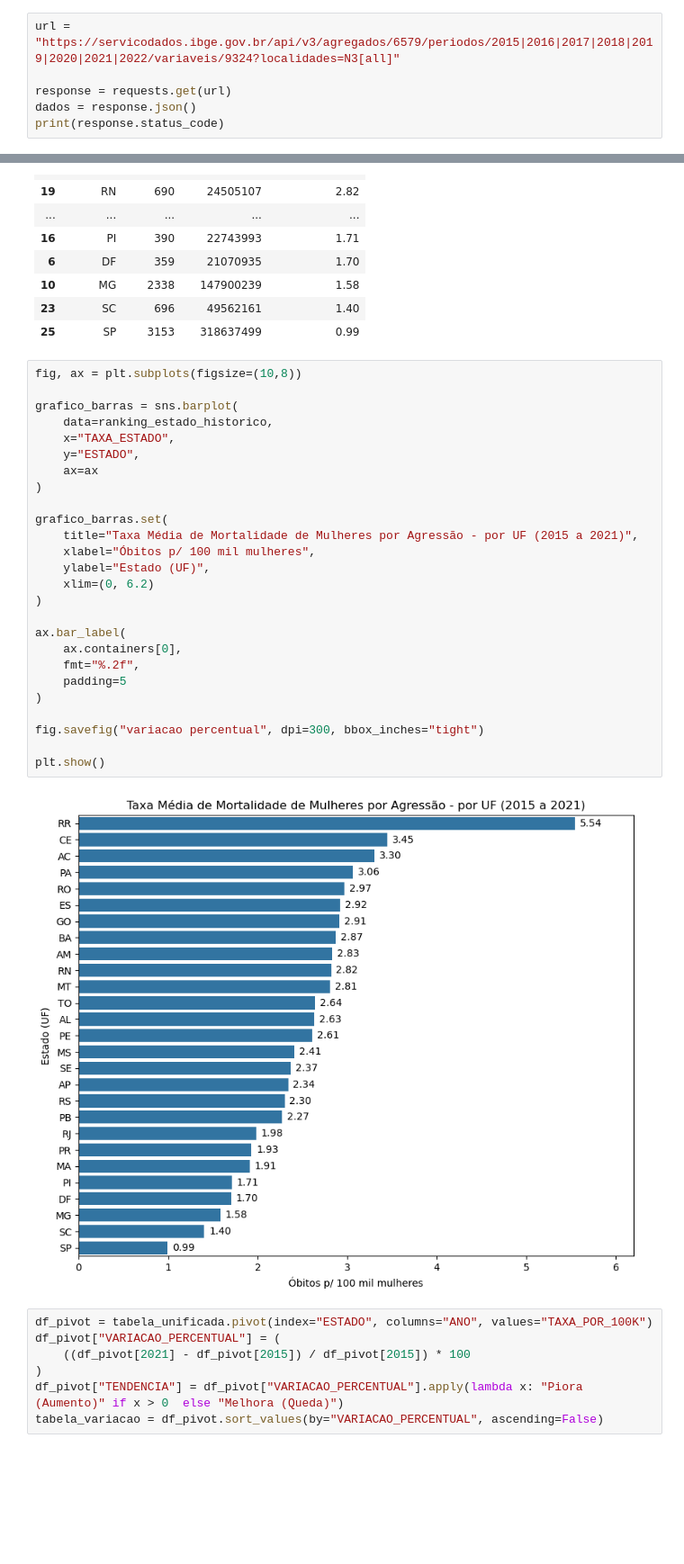
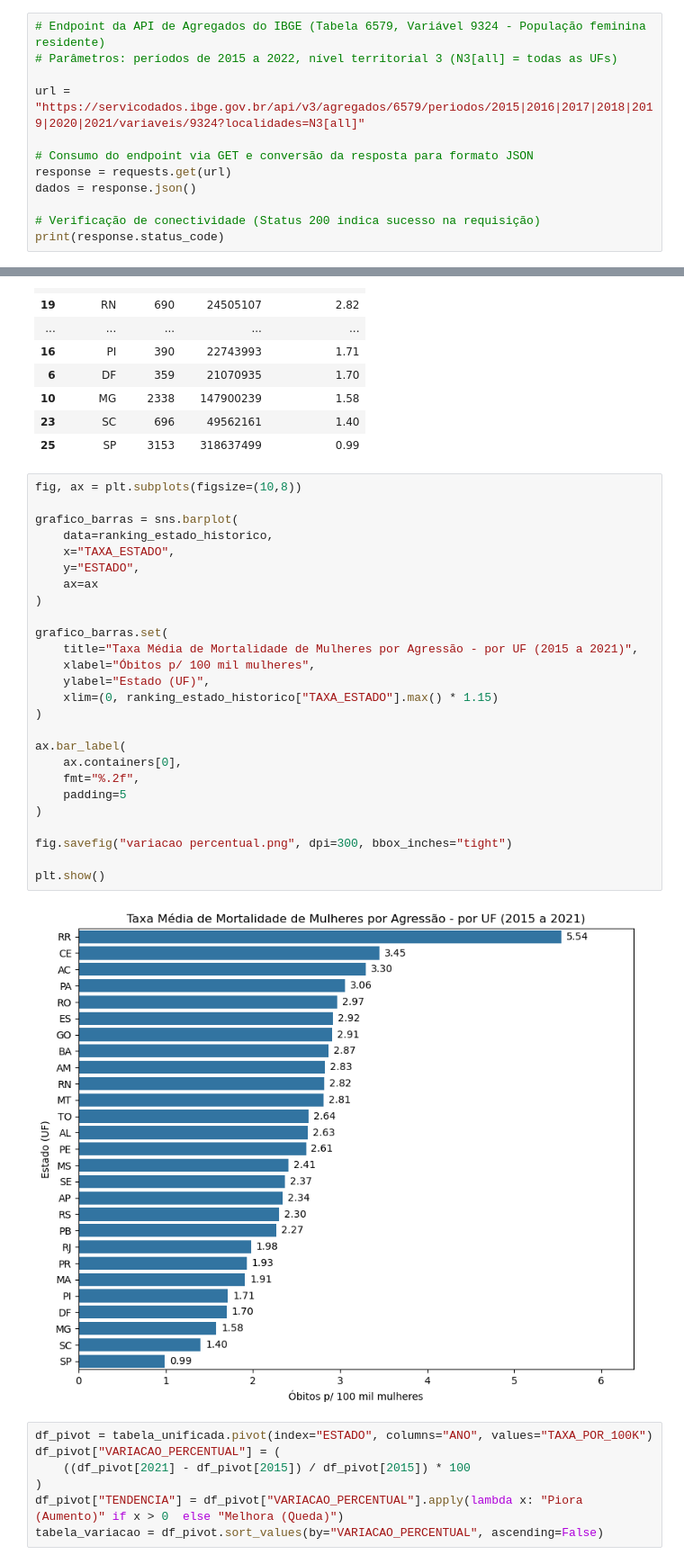
Before and after one commit to GustavoCyrilo/violencia_feminina_datasus, a Jupyter notebook: analise_mortalidade.ipynb, the cells around one changed output, grey strips where cells are left out. Shown at 90% size. Saved outputs shown, nothing was run; the diff lists cells and outputs as text; blank space fills up the shorter version.

```diff
--- a/analise_mortalidade.ipynb
+++ b/analise_mortalidade.ipynb
@@ -16,10 +21,16 @@ codigo_estado = {
     "52": "GO", "53": "DF"
 }
 # %%
-url = "https://servicodados.ibge.gov.br/api/v3/agregados/6579/periodos/2015|2016|2017|2018|2019|2020|2021|2022/variaveis/9324?localidades=N3[all]"
+# Endpoint da API de Agregados do IBGE (Tabela 6579, Variável 9324 - População feminina residente)
+# Parâmetros: períodos de 2015 a 2022, nível territorial 3 (N3[all] = todas as UFs)
 
+url = "https://servicodados.ibge.gov.br/api/v3/agregados/6579/periodos/2015|2016|2017|2018|2019|2020|2021/variaveis/9324?localidades=N3[all]"
+
+# Consumo do endpoint via GET e conversão da resposta para formato JSON
 response = requests.get(url)
 dados = response.json()
+
+# Verificação de conectividade (Status 200 indica sucesso na requisição)
 print(response.status_code)
 # %% [output]
 200
@@ -190,31 +202,31 @@ ranking_estado_historico
 # %%
 fig, ax = plt.subplots(figsize=(10,8))
 
 grafico_barras = sns.barplot(
     data=ranking_estado_historico,
     x="TAXA_ESTADO",
     y="ESTADO",
     ax=ax
 )
 
 grafico_barras.set(
     title="Taxa Média de Mortalidade de Mulheres por Agressão - por UF (2015 a 2021)",
     xlabel="Óbitos p/ 100 mil mulheres",
     ylabel="Estado (UF)",
-    xlim=(0, 6.2)
+    xlim=(0, ranking_estado_historico["TAXA_ESTADO"].max() * 1.15)
 )
 
 ax.bar_label(
     ax.containers[0],
     fmt="%.2f",
     padding=5
 )
 
-fig.savefig("variacao percentual", dpi=300, bbox_inches="tight")
+fig.savefig("variacao percentual.png", dpi=300, bbox_inches="tight")
 
 plt.show()
 # %% [output]
-[figure, old version]
+[figure, new version]
 # %%
 df_pivot = tabela_unificada.pivot(index="ESTADO", columns="ANO", values="TAXA_POR_100K")
 df_pivot["VARIACAO_PERCENTUAL"] = (
```
Also changed, not shown: parts of 4 cells of this notebook.
